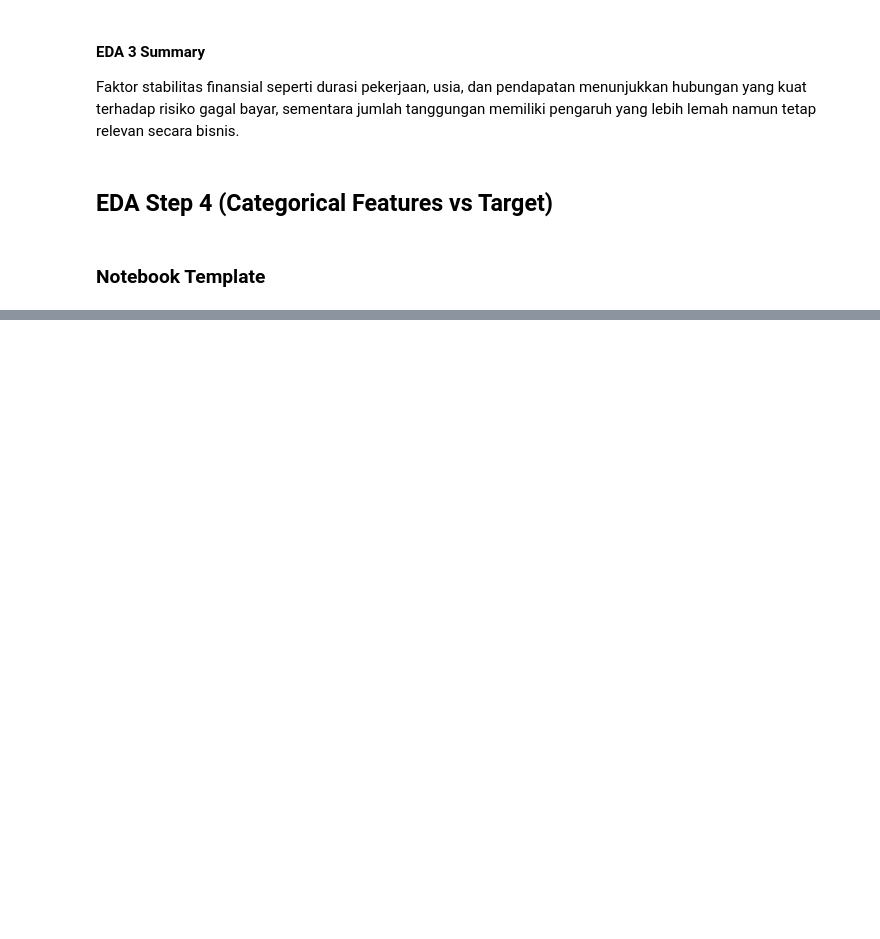
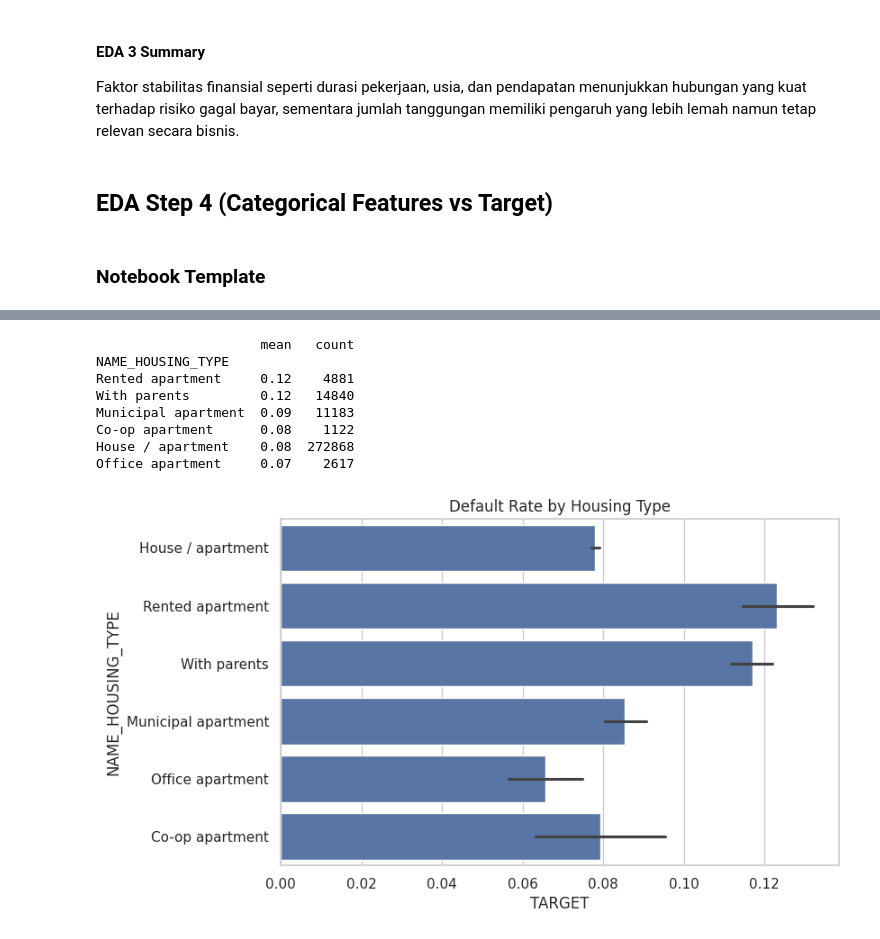
Before and after one commit to ookapratama/ML-Experiments, a Jupyter notebook: home_credit_default_risk/notebooks/eda.ipynb, the cells around one changed output, grey strips where cells are left out. Cells and saved outputs as stored; diff of their text form; code cells hidden in the pictures; blank space fills up the shorter version.

```diff
--- a/home_credit_default_risk/notebooks/eda.ipynb
+++ b/home_credit_default_risk/notebooks/eda.ipynb
@@ -527,0 +600,20 @@ plt.show()
+# %%
+print(cat_default_rate(data, 'NAME_HOUSING_TYPE'))
+
+sns.barplot(
+    x='TARGET',
+    y='NAME_HOUSING_TYPE',
+    data=data
+)
+plt.title('Default Rate by Housing Type')
+plt.show()
+# %% [output]
+                     mean   count
+NAME_HOUSING_TYPE
+Rented apartment     0.12    4881
+With parents         0.12   14840
+Municipal apartment  0.09   11183
+Co-op apartment      0.08    1122
+House / apartment    0.08  272868
+Office apartment     0.07    2617
+[figure, added]
```
Also changed, not shown: parts of 7 cells of this notebook.
